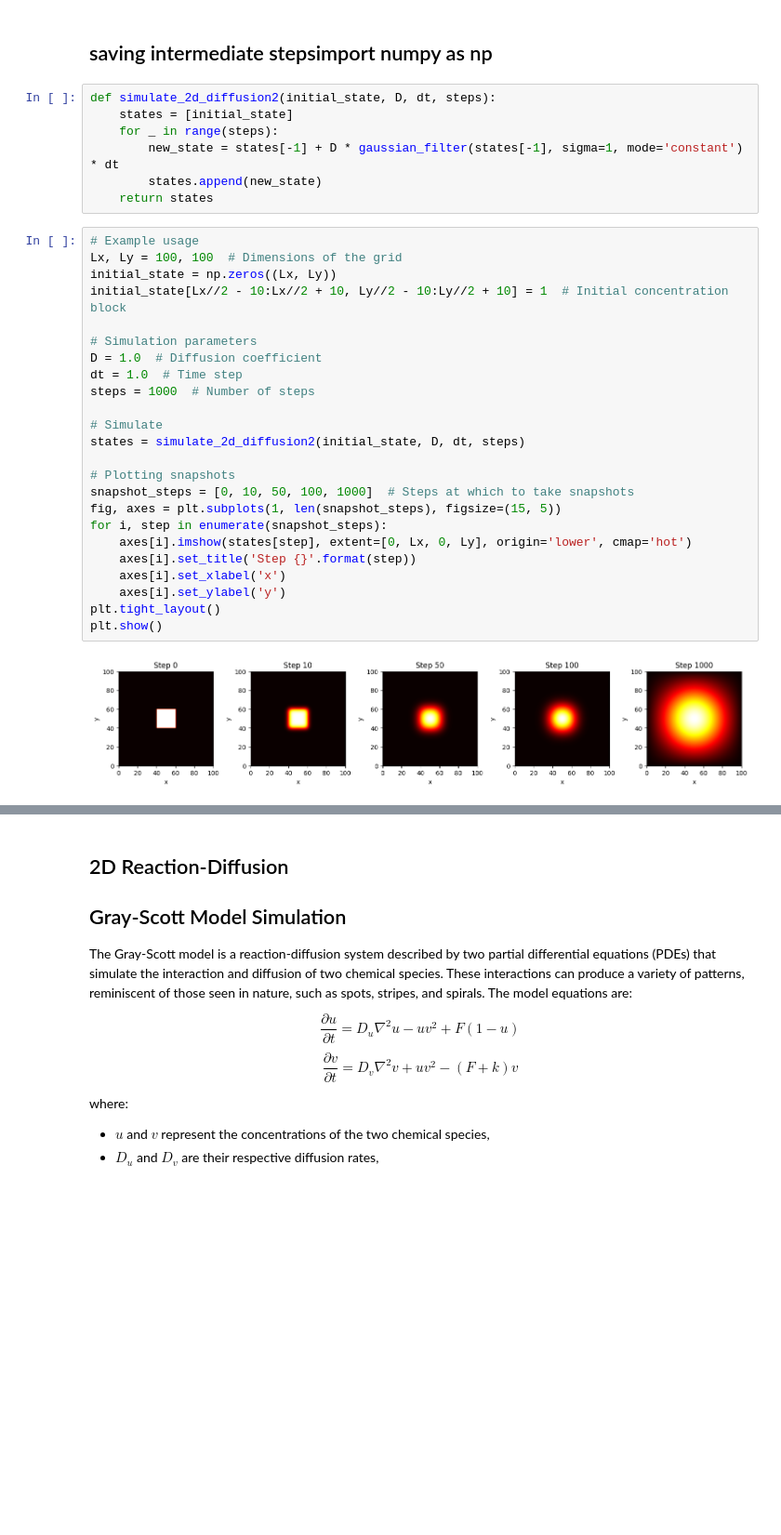
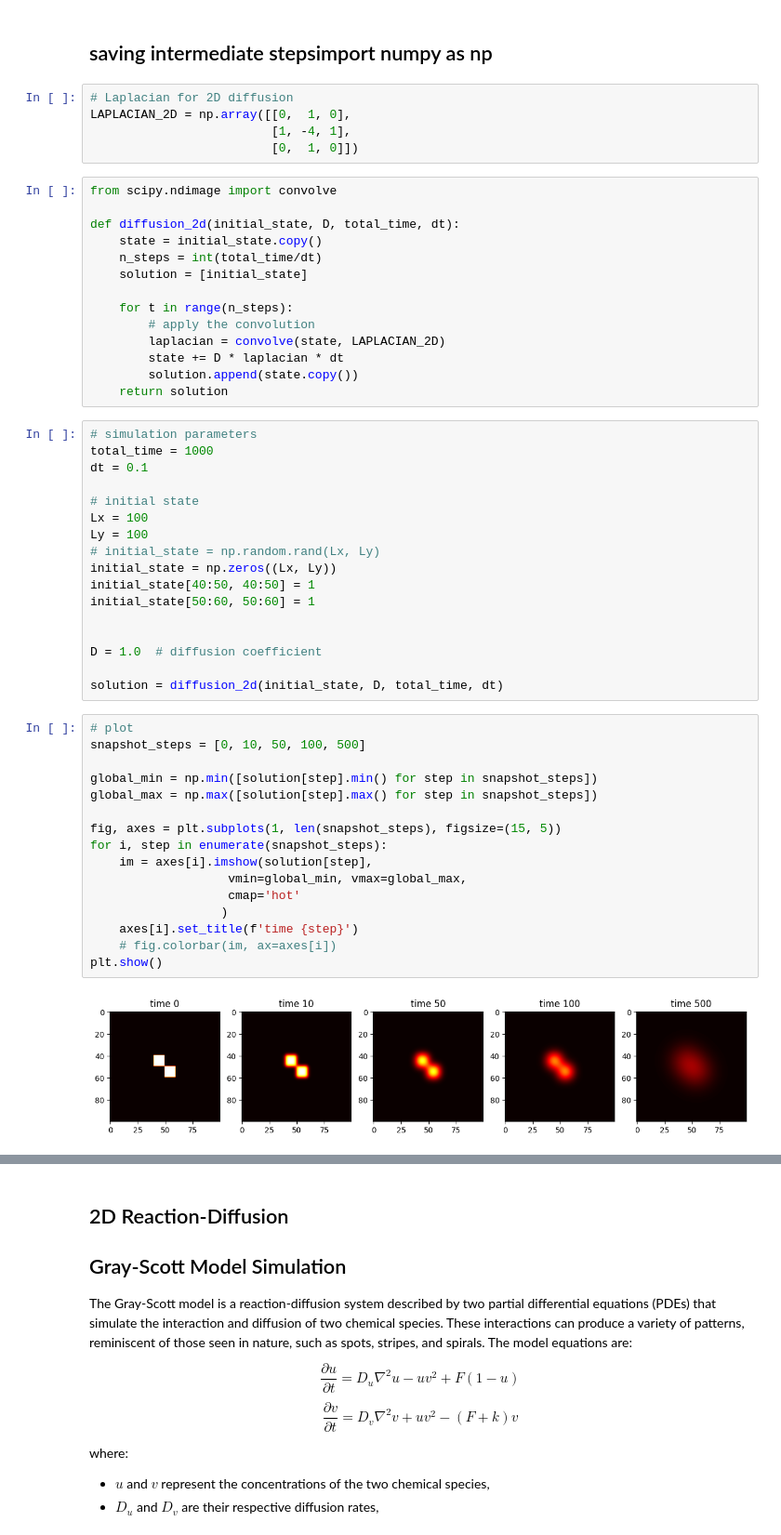
Before and after one commit to eagmon/notebook_tests, a Jupyter notebook: sim_study_guide_pdes.ipynb, the cells around one changed output, grey strips where cells are left out. Shown at 93% size. Saved outputs shown, nothing was run; the diff lists cells and outputs as text; blank space fills up the shorter version.

```diff
--- a/sim_study_guide_pdes.ipynb
+++ b/sim_study_guide_pdes.ipynb
@@ -119,36 +119,57 @@ plt.show()
 [figure]
 # %% [markdown]
 ## saving intermediate stepsimport numpy as np
+# %%
+# Laplacian for 2D diffusion
+LAPLACIAN_2D = np.array([[0,  1, 0],
+                         [1, -4, 1],
+                         [0,  1, 0]])
 # %%
-def simulate_2d_diffusion2(initial_state, D, dt, steps):
-    states = [initial_state]
-    for _ in range(steps):
-        new_state = states[-1] + D * gaussian_filter(states[-1], sigma=1, mode='constant') * dt
-        states.append(new_state)
-    return states
+from scipy.ndimage import convolve
+
+def diffusion_2d(initial_state, D, total_time, dt):
+    state = initial_state.copy()
+    n_steps = int(total_time/dt)
+    solution = [initial_state]
+
+    for t in range(n_steps):
+        # apply the convolution
+        laplacian = convolve(state, LAPLACIAN_2D)
+        state += D * laplacian * dt
+        solution.append(state.copy())
+    return solution
 # %%
-# Example usage
-Lx, Ly = 100, 100  # Dimensions of the grid
+# simulation parameters
+total_time = 1000
+dt = 0.1
+
+# initial state
+Lx = 100
+Ly = 100
+# initial_state = np.random.rand(Lx, Ly)
 initial_state = np.zeros((Lx, Ly))
-initial_state[Lx//2 - 10:Lx//2 + 10, Ly//2 - 10:Ly//2 + 10] = 1  # Initial concentration block
+initial_state[40:50, 40:50] = 1
+initial_state[50:60, 50:60] = 1
 
-# Simulation parameters
-D = 1.0  # Diffusion coefficient
-dt = 1.0  # Time step
-steps = 1000  # Number of steps
 
-# Simulate
-states = simulate_2d_diffusion2(initial_state, D, dt, steps)
+D = 1.0  # diffusion coefficient
 
-# Plotting snapshots
-snapshot_steps = [0, 10, 50, 100, 1000]  # Steps at which to take snapshots
-fig, axes = plt.subplots(1, len(snapshot_steps), figsize=(15, 5))
-for i, step in enumerate(snapshot_steps):
-    axes[i].imshow(states[step], extent=[0, Lx, 0, Ly], origin='lower', cmap='hot')
-    axes[i].set_title('Step {}'.format(step))
-    axes[i].set_xlabel('x')
-    axes[i].set_ylabel('y')
-plt.tight_layout()
-plt.show()
+solution = diffusion_2d(initial_state, D, total_time, dt)
-# %% [output]
-[figure, removed]
+# %%
+# plot
+snapshot_steps = [0, 10, 50, 100, 500]
+
+global_min = np.min([solution[step].min() for step in snapshot_steps])
+global_max = np.max([solution[step].max() for step in snapshot_steps])
+
+fig, axes = plt.subplots(1, len(snapshot_steps), figsize=(15, 5))
+for i, step in enumerate(snapshot_steps):
+    im = axes[i].imshow(solution[step],
+                   vmin=global_min, vmax=global_max,
+                   cmap='hot'
+                  )
+    axes[i].set_title(f'time {step}')
+    # fig.colorbar(im, ax=axes[i])
+plt.show()
+# %% [output]
+[figure, added]
```
Also changed, not shown: parts of 10 cells of this notebook, 1 other file.
